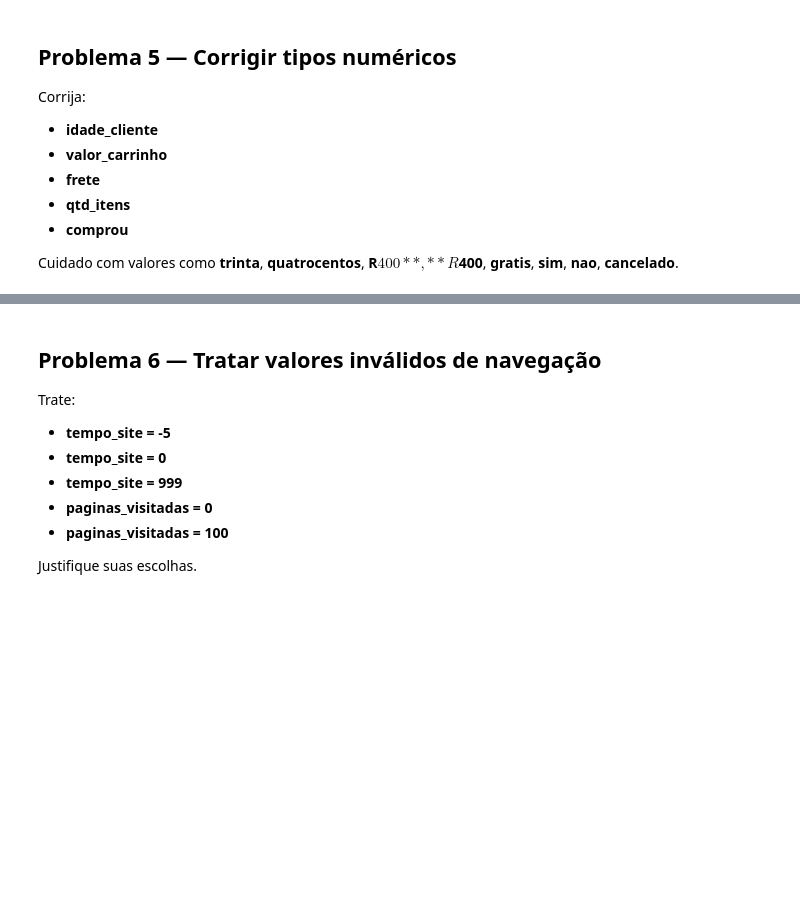
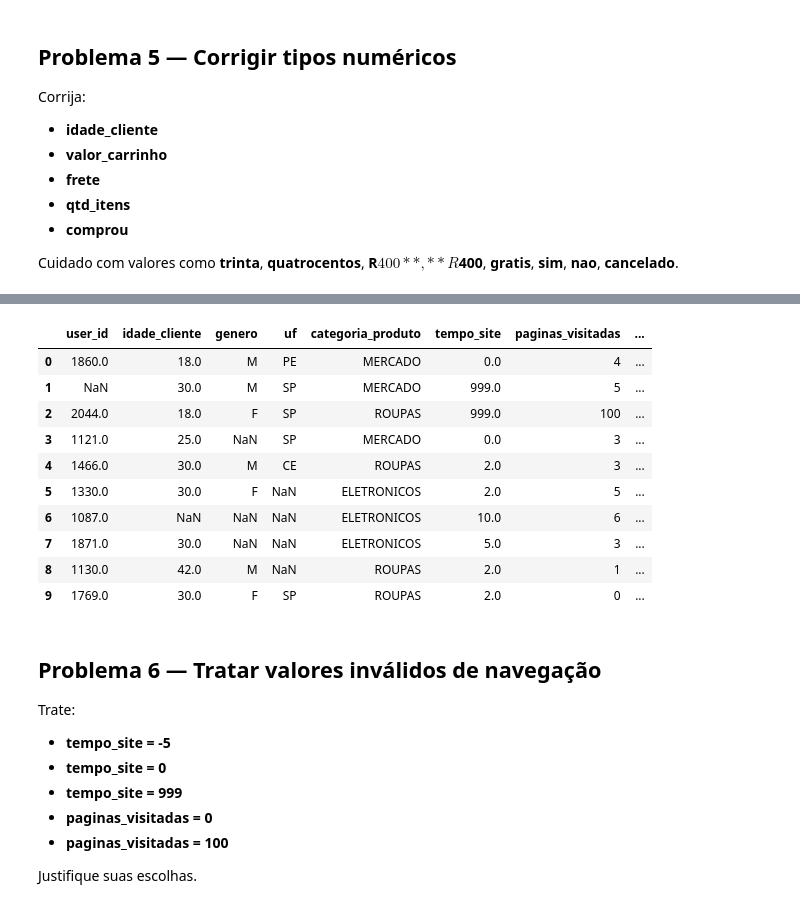
Before and after one commit to Somutt/revisao_py, a Jupyter notebook: 02_data_analysis/pandas_auditoria.ipynb, the cells around one changed output, grey strips where cells are left out. Drawn from its saved outputs; the diff is of its cells as text; code cells hidden in the pictures; blank space fills up the shorter version.

```diff
--- a/02_data_analysis/pandas_auditoria.ipynb
+++ b/02_data_analysis/pandas_auditoria.ipynb
@@ -398,0 +393,4 @@ Cuidado com valores como **trinta**, **quatrocentos**, **R$ 400**, **R$400**, **
+# %%
+clean_df['comprou'] = clean_df['comprou'].astype(str).replace(['0', '1'], ['nao', 'sim']).str.upper()
+
+clean_df['comprou'].value_counts()
@@ -398,0 +417,4 @@ Cuidado com valores como **trinta**, **quatrocentos**, **R$ 400**, **R$400**, **
+# %%
+clean_df['idade_cliente'] = clean_df['idade_cliente'].str.strip().str.replace('trinta', '30').astype(float)
+
+clean_df['idade_cliente'].value_counts()
@@ -398,0 +459,4 @@ Cuidado com valores como **trinta**, **quatrocentos**, **R$ 400**, **R$400**, **
+# %%
+clean_df['frete'] = clean_df['frete'].str.strip().replace(['R$ 30', 'gratis'], ['30', '0']).astype(float)
+
+clean_df['frete'].value_counts()
@@ -398,0 +471,4 @@ Cuidado com valores como **trinta**, **quatrocentos**, **R$ 400**, **R$400**, **
+# %%
+clean_df['valor_carrinho'] = clean_df['valor_carrinho'].str.strip().replace(['R$400', 'R$ 400', 'quatrocentos'], '400').astype(float)
+
+clean_df['valor_carrinho'].value_counts()
@@ -399,3 +513,17 @@ Cuidado com valores como **trinta**, **quatrocentos**, **R$ 400**, **R$400**, **
+# %%
+clean_df.head(10)
+# %% [output]
+|  | user_id | idade_cliente | genero | uf | categoria_produto | tempo_site | paginas_visitadas | ... |
+| 0 | 1860.0 | 18.0 | M | PE | MERCADO | 0.0 | 4 | ... |
+| 1 | NaN | 30.0 | M | SP | MERCADO | 999.0 | 5 | ... |
+| 2 | 2044.0 | 18.0 | F | SP | ROUPAS | 999.0 | 100 | ... |
+| 3 | 1121.0 | 25.0 | NaN | SP | MERCADO | 0.0 | 3 | ... |
+| 4 | 1466.0 | 30.0 | M | CE | ROUPAS | 2.0 | 3 | ... |
+| 5 | 1330.0 | 30.0 | F | NaN | ELETRONICOS | 2.0 | 5 | ... |
+| 6 | 1087.0 | NaN | NaN | NaN | ELETRONICOS | 10.0 | 6 | ... |
+| 7 | 1871.0 | 30.0 | NaN | NaN | ELETRONICOS | 5.0 | 3 | ... |
+| 8 | 1130.0 | 42.0 | M | NaN | ROUPAS | 2.0 | 1 | ... |
+| 9 | 1769.0 | 30.0 | F | SP | ROUPAS | 2.0 | 0 | ... |
 # %% [markdown]
 ## Problema 6 — Tratar valores inválidos de navegação
 
```
Also changed, not shown: parts of 24 cells of this notebook.
